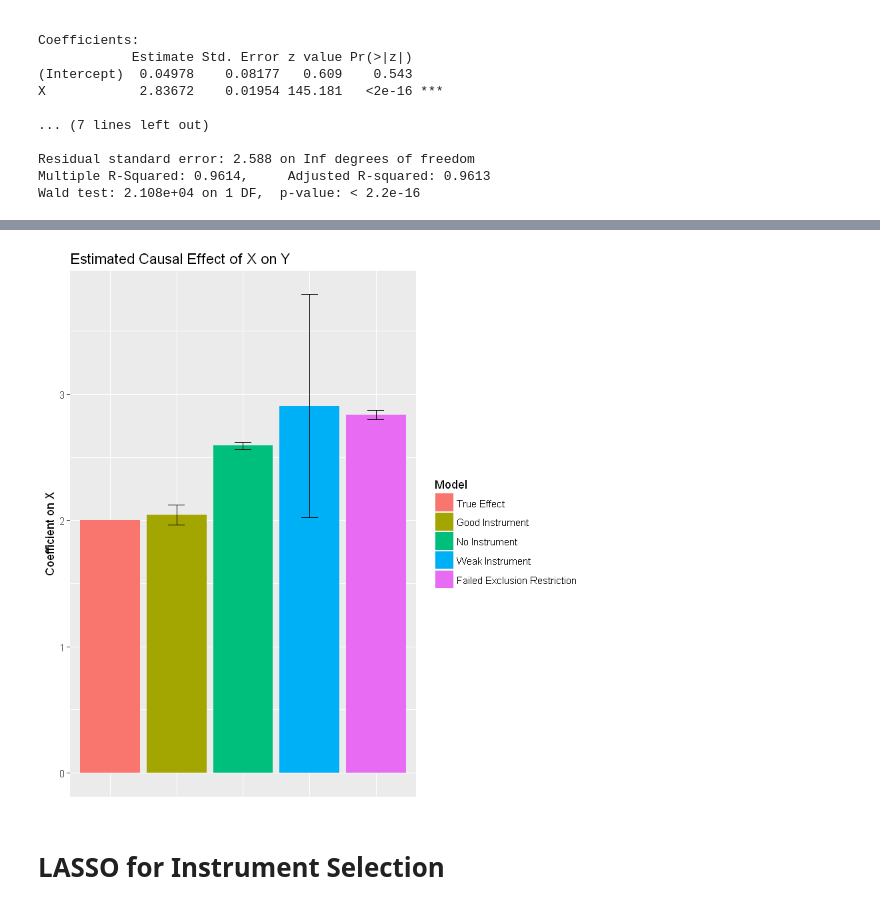
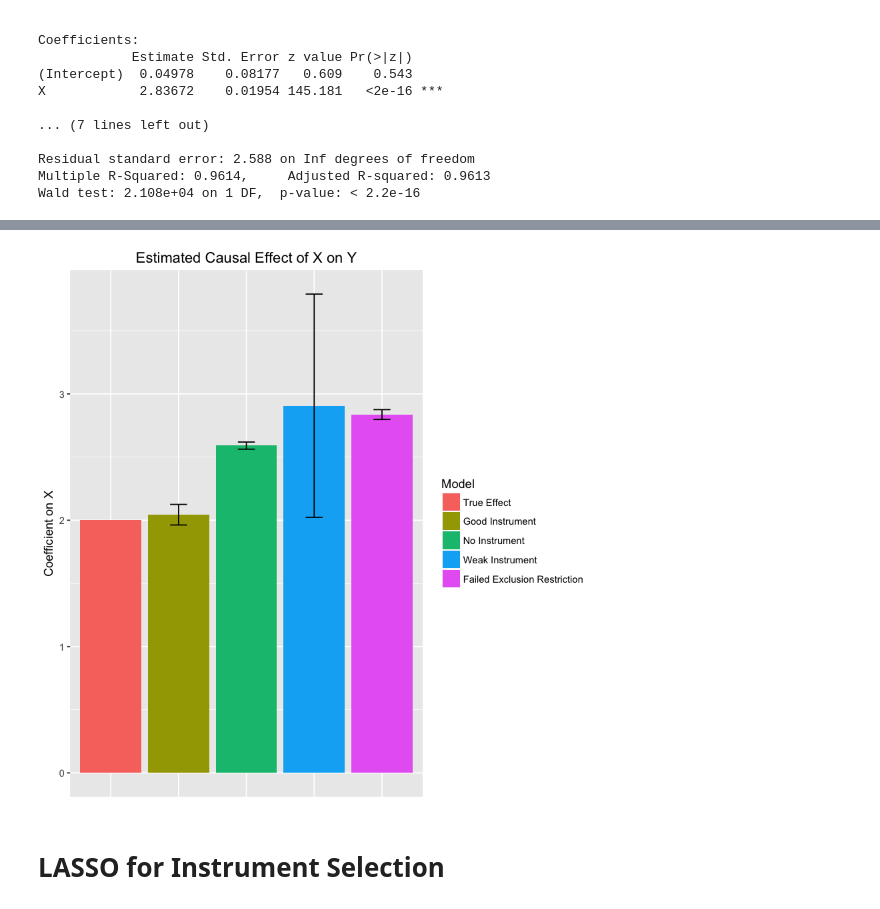
Before and after one commit to TeconomicsBlog/notebooks, a Jupyter notebook: PrincipledInstrumentSelection.ipynb, the cells around one changed output, grey strips where cells are left out. Saved outputs shown, nothing was run; the diff lists cells and outputs as text; code cells hidden in the pictures.

```diff
--- a/PrincipledInstrumentSelection.ipynb
+++ b/PrincipledInstrumentSelection.ipynb
@@ -141,6 +141,7 @@ p + geom_bar(stat = "identity", position = dodge) +
     ggtitle("Estimated Causal Effect of X on Y") +
     theme(axis.title.x=element_blank(),
         axis.text.x=element_blank(),
-        axis.ticks.x=element_blank())
+        axis.ticks.x=element_blank(),
+        plot.title = element_text(hjust = 0.5))
 # %% [output]
 Warning message in data.row.names(row.names, rowsi, i):
@@ -149,4 +150,4 @@ Warning message in data.row.names(row.names, rowsi, i):
-[figure, old version]
+[figure, new version]
 # %% [markdown]
 # LASSO for Instrument Selection
 # %%
```
Also changed, not shown: parts of 9 cells of this notebook.
